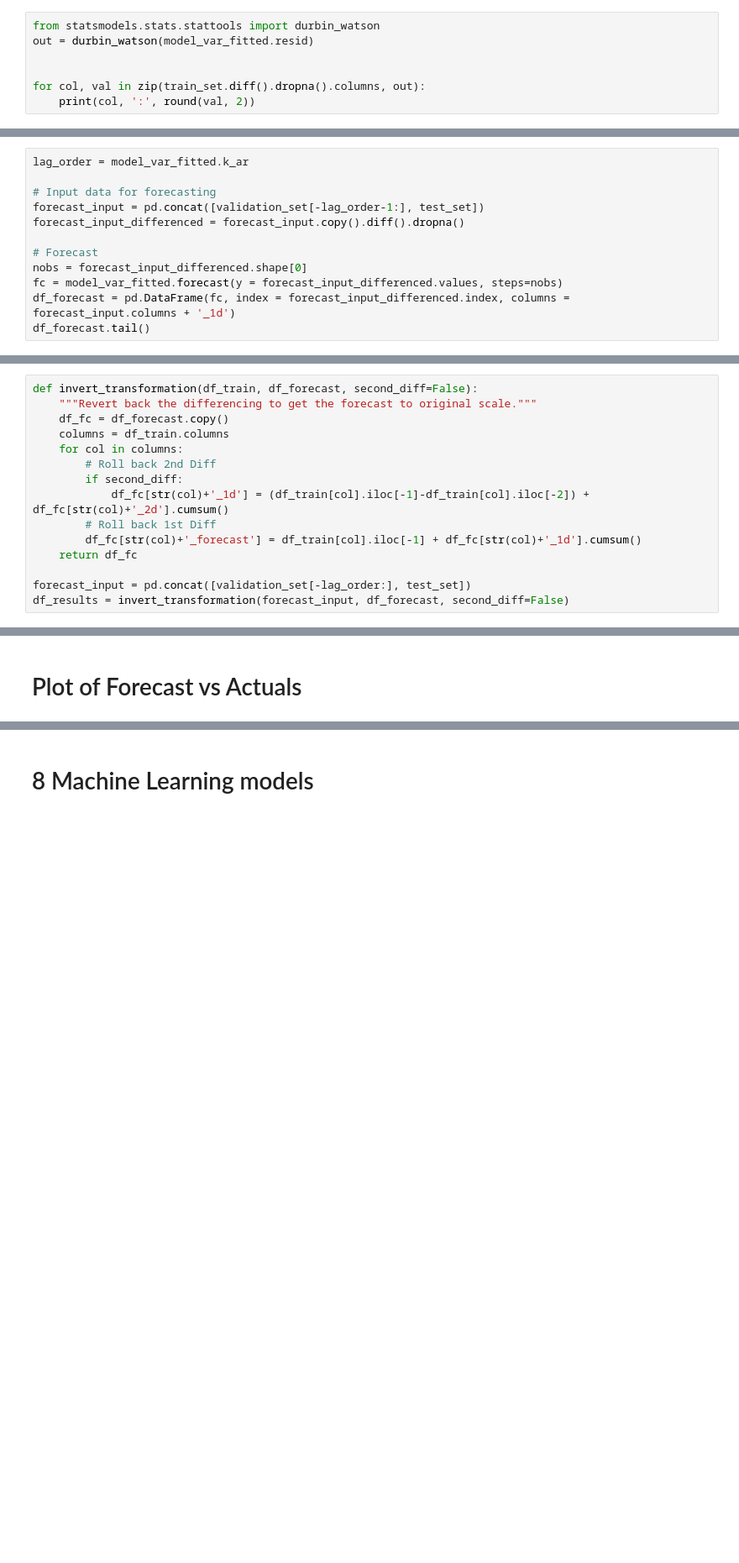
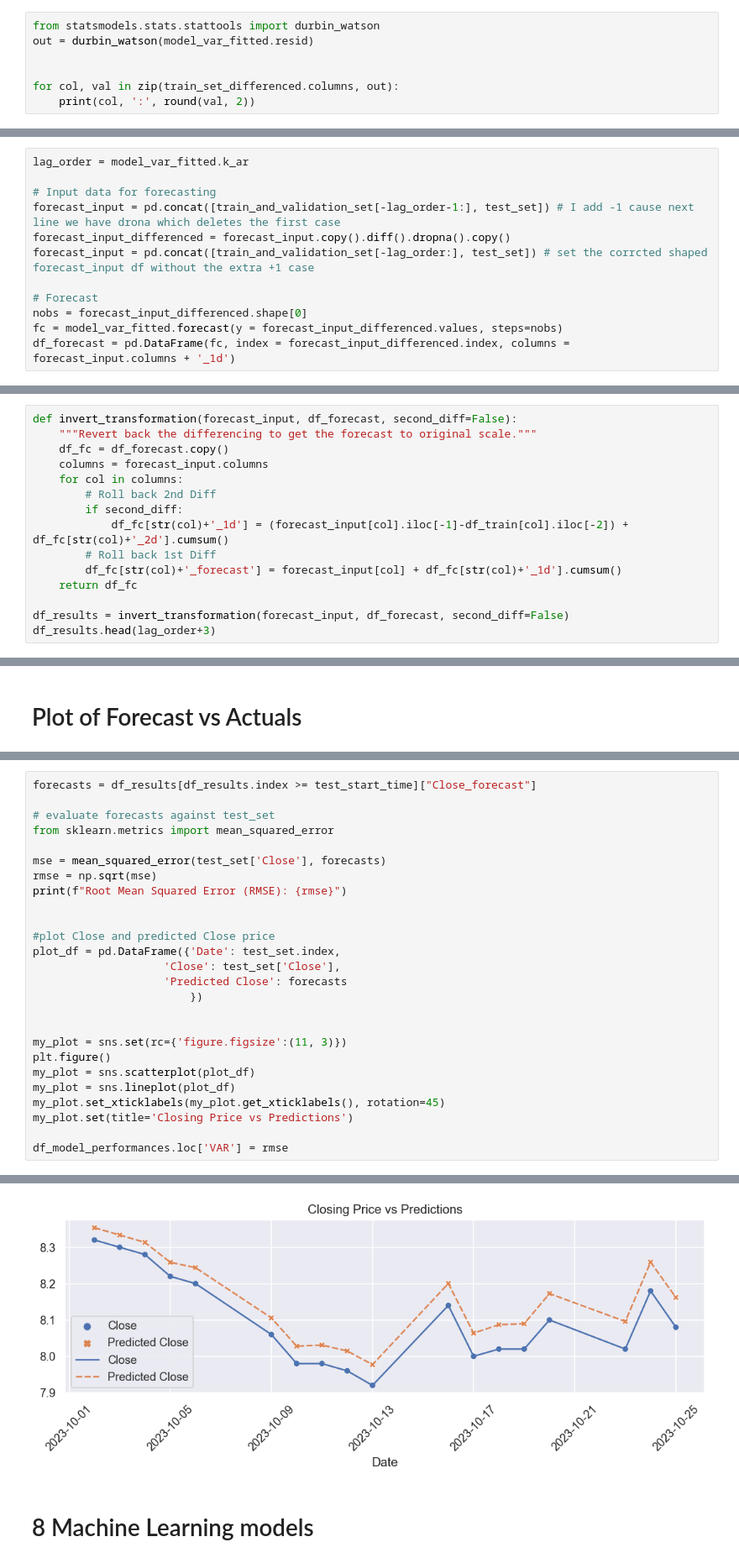
Before and after one commit to praxitelisk/FinancialDashboard, a Jupyter notebook: stock-price-regression-modelling-exp1-0.ipynb, the cells around one changed output, grey strips where cells are left out. Shown at 84% size. Cells and saved outputs as stored; diff of their text form; blank space fills up the shorter version.

```diff
--- a/stock-price-regression-modelling-exp1-0.ipynb
+++ b/stock-price-regression-modelling-exp1-0.ipynb
@@ -514,5 +588,5 @@ from statsmodels.stats.stattools import durbin_watson
 out = durbin_watson(model_var_fitted.resid)
 
 
-for col, val in zip(train_set.diff().dropna().columns, out):
+for col, val in zip(train_set_differenced.columns, out):
     print(col, ':', round(val, 2))
@@ -522,28 +603,28 @@ for col, val in zip(train_set.diff().dropna().columns, out):
 lag_order = model_var_fitted.k_ar
 
 # Input data for forecasting
-forecast_input = pd.concat([validation_set[-lag_order-1:], test_set])
-forecast_input_differenced = forecast_input.copy().diff().dropna()
+forecast_input = pd.concat([train_and_validation_set[-lag_order-1:], test_set]) # I add -1 cause next line we have drona which deletes the first case
+forecast_input_differenced = forecast_input.copy().diff().dropna().copy()
+forecast_input = pd.concat([train_and_validation_set[-lag_order:], test_set]) # set the corrcted shaped forecast_input df without the extra +1 case
 
 # Forecast
 nobs = forecast_input_differenced.shape[0]
 fc = model_var_fitted.forecast(y = forecast_input_differenced.values, steps=nobs)
 df_forecast = pd.DataFrame(fc, index = forecast_input_differenced.index, columns = forecast_input.columns + '_1d')
-df_forecast.tail()
 # %% [markdown]
 # 7-8 Invert the transformation to get the real forecast
 # %%
-def invert_transformation(df_train, df_forecast, second_diff=False):
+def invert_transformation(forecast_input, df_forecast, second_diff=False):
     """Revert back the differencing to get the forecast to original scale."""
     df_fc = df_forecast.copy()
-    columns = df_train.columns
+    columns = forecast_input.columns
     for col in columns:
         # Roll back 2nd Diff
         if second_diff:
-            df_fc[str(col)+'_1d'] = (df_train[col].iloc[-1]-df_train[col].iloc[-2]) + df_fc[str(col)+'_2d'].cumsum()
+            df_fc[str(col)+'_1d'] = (forecast_input[col].iloc[-1]-df_train[col].iloc[-2]) + df_fc[str(col)+'_2d'].cumsum()
         # Roll back 1st Diff
-        df_fc[str(col)+'_forecast'] = df_train[col].iloc[-1] + df_fc[str(col)+'_1d'].cumsum()
+        df_fc[str(col)+'_forecast'] = forecast_input[col] + df_fc[str(col)+'_1d'].cumsum()
     return df_fc
 
-forecast_input = pd.concat([validation_set[-lag_order:], test_set])
 df_results = invert_transformation(forecast_input, df_forecast, second_diff=False)
+df_results.head(lag_order+3)
@@ -563,0 +662,27 @@ plt.tight_layout();
+# %%
+forecasts = df_results[df_results.index >= test_start_time]["Close_forecast"]
+
+# evaluate forecasts against test_set
+from sklearn.metrics import mean_squared_error
+
+mse = mean_squared_error(test_set['Close'], forecasts)
+rmse = np.sqrt(mse)
+print(f"Root Mean Squared Error (RMSE): {rmse}")
+
+
+#plot Close and predicted Close price
+plot_df = pd.DataFrame({'Date': test_set.index,
+                    'Close': test_set['Close'],
+                    'Predicted Close': forecasts
+                        })
+
+
+my_plot = sns.set(rc={'figure.figsize':(11, 3)})
+plt.figure()
+my_plot = sns.scatterplot(plot_df)
+my_plot = sns.lineplot(plot_df)
+my_plot.set_xticklabels(my_plot.get_xticklabels(), rotation=45)
+my_plot.set(title='Closing Price vs Predictions')
+
+df_model_performances.loc['VAR'] = rmse
+# %% [output]
@@ -564,3 +690,4 @@ plt.tight_layout();
+[figure, added]
 # %% [markdown]
 # 8 Machine Learning models
 # %% [markdown]
```
Also changed, not shown: parts of 31 cells of this notebook.
